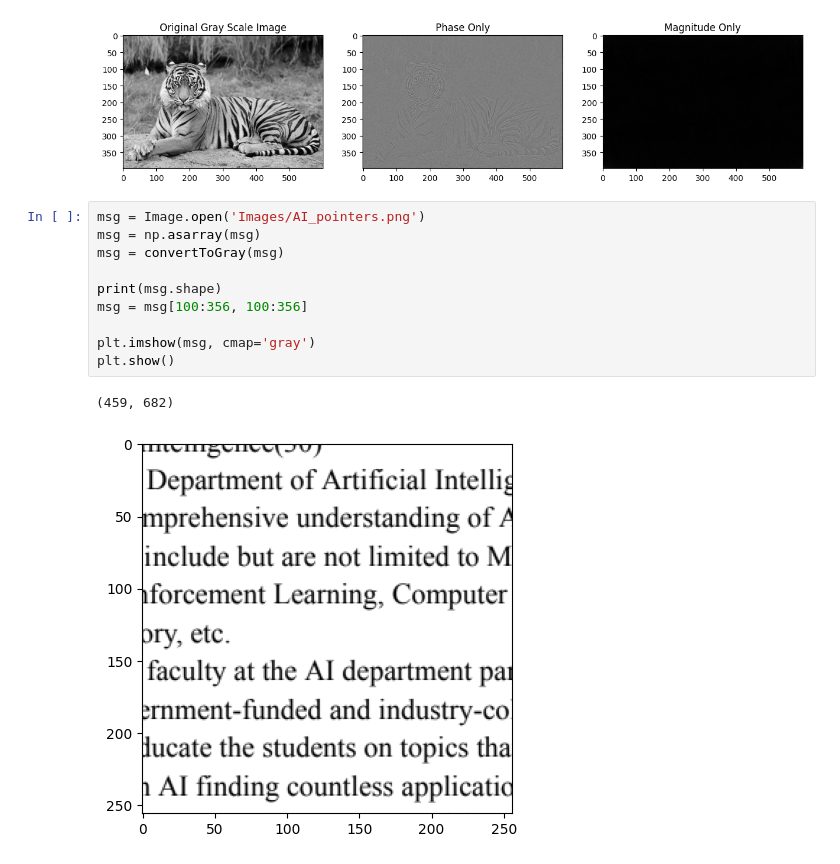
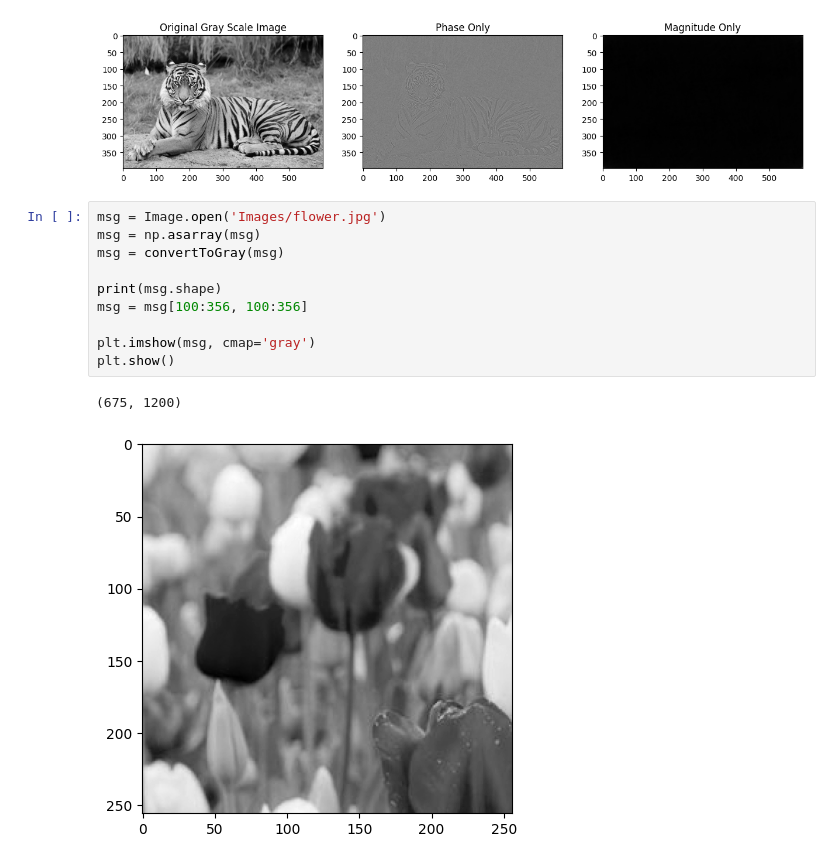
Before and after one commit to shreyaswankhede12/IVP-project, a Jupyter notebook: Code/main.ipynb, the cells around one changed output. Drawn from its saved outputs; the diff is of its cells as text.

```diff
--- a/Code/main.ipynb
+++ b/Code/main.ipynb
@@ -295,18 +295,18 @@ plt.show()
 # %% [output]
 [figure]
 # %%
-msg = Image.open('Images/AI_pointers.png')
+msg = Image.open('Images/flower.jpg')
 msg = np.asarray(msg)
 msg = convertToGray(msg)
 
 print(msg.shape)
 msg = msg[100:356, 100:356]
 
 plt.imshow(msg, cmap='gray')
 plt.show()
 # %% [output]
-(459, 682)
+(675, 1200)
-[figure, old version]
+[figure, new version]
 # %%
 img = Image.open('Images/tiger.jpg')
 img = np.asarray(img)
```
Also changed, not shown: parts of 3 cells of this notebook.
